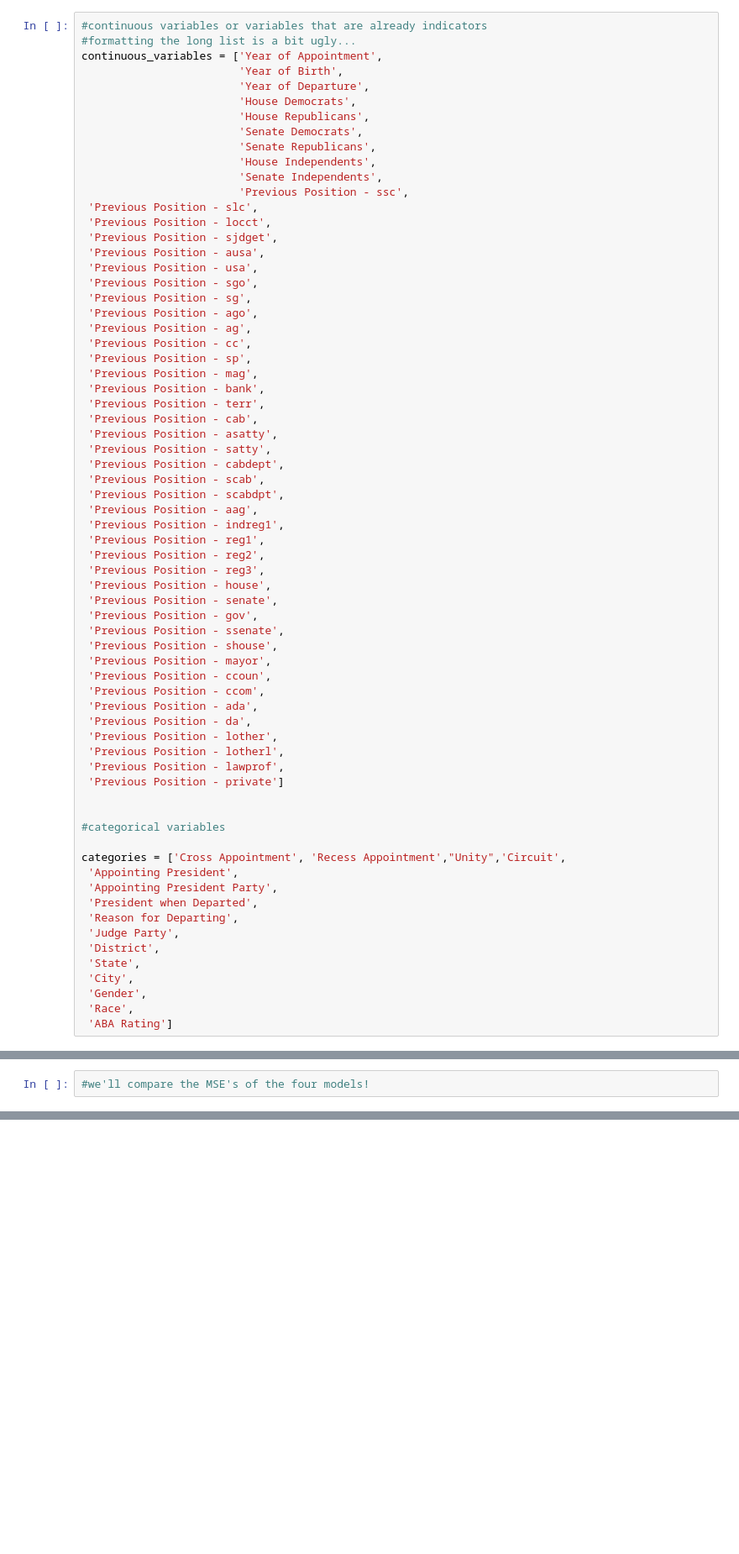
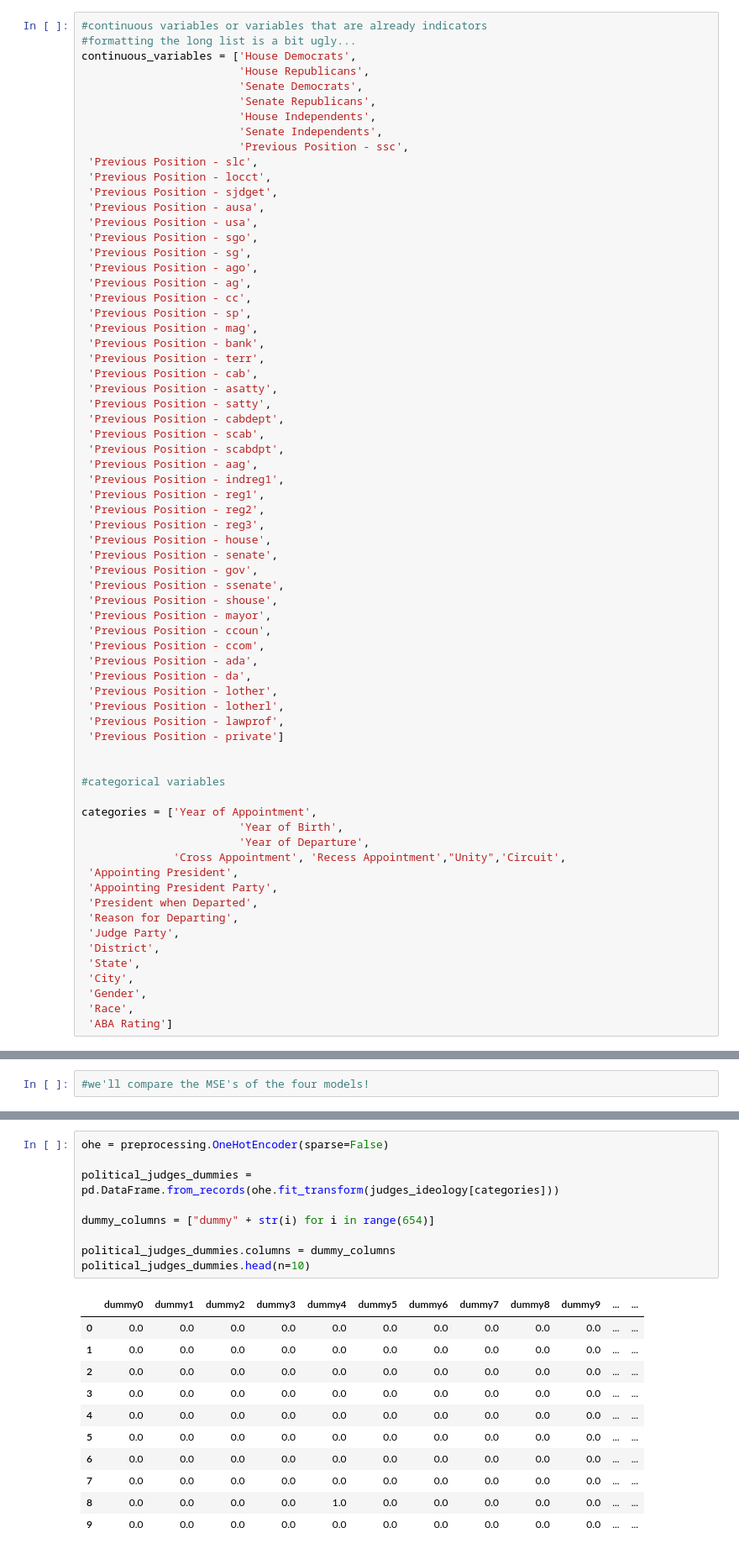
Before and after one commit to isapollnik/uscourts, a Jupyter notebook: Judge Ideology Charts.ipynb, the cells around one changed output, grey strips where cells are left out. Shown at 84% size. Cells and saved outputs as stored; diff of their text form; blank space fills up the shorter version.

```diff
--- a/Judge Ideology Charts.ipynb
+++ b/Judge Ideology Charts.ipynb
@@ -161,10 +161,7 @@ judges_ideology = judges_ideology.dropna()
 # %%
 #continuous variables or variables that are already indicators
 #formatting the long list is a bit ugly...
-continuous_variables = ['Year of Appointment',
-                        'Year of Birth',
-                        'Year of Departure',
-                        'House Democrats',
+continuous_variables = ['House Democrats',
                         'House Republicans',
                         'Senate Democrats',
                         'Senate Republicans',
@@ -214,7 +211,10 @@ continuous_variables = ['Year of Appointment',
 
 #categorical variables
 
-categories = ['Cross Appointment', 'Recess Appointment',"Unity",'Circuit',
+categories = ['Year of Appointment',
+                        'Year of Birth',
+                        'Year of Departure',
+              'Cross Appointment', 'Recess Appointment',"Unity",'Circuit',
  'Appointing President',
  'Appointing President Party',
  'President when Departed',
@@ -329,0 +320,21 @@ list(judges_ideology)
+# %%
+ohe = preprocessing.OneHotEncoder(sparse=False)
+
+political_judges_dummies = pd.DataFrame.from_records(ohe.fit_transform(judges_ideology[categories]))
+
+dummy_columns = ["dummy" + str(i) for i in range(654)]
+
+political_judges_dummies.columns = dummy_columns
+political_judges_dummies.head(n=10)
+# %% [output]
+|  | dummy0 | dummy1 | dummy2 | dummy3 | dummy4 | dummy5 | dummy6 | dummy7 | dummy8 | dummy9 | ... | ... |
+| 0 | 0.0 | 0.0 | 0.0 | 0.0 | 0.0 | 0.0 | 0.0 | 0.0 | 0.0 | 0.0 | ... | ... |
+| 1 | 0.0 | 0.0 | 0.0 | 0.0 | 0.0 | 0.0 | 0.0 | 0.0 | 0.0 | 0.0 | ... | ... |
+| 2 | 0.0 | 0.0 | 0.0 | 0.0 | 0.0 | 0.0 | 0.0 | 0.0 | 0.0 | 0.0 | ... | ... |
+| 3 | 0.0 | 0.0 | 0.0 | 0.0 | 0.0 | 0.0 | 0.0 | 0.0 | 0.0 | 0.0 | ... | ... |
+| 4 | 0.0 | 0.0 | 0.0 | 0.0 | 0.0 | 0.0 | 0.0 | 0.0 | 0.0 | 0.0 | ... | ... |
+| 5 | 0.0 | 0.0 | 0.0 | 0.0 | 0.0 | 0.0 | 0.0 | 0.0 | 0.0 | 0.0 | ... | ... |
+| 6 | 0.0 | 0.0 | 0.0 | 0.0 | 0.0 | 0.0 | 0.0 | 0.0 | 0.0 | 0.0 | ... | ... |
+| 7 | 0.0 | 0.0 | 0.0 | 0.0 | 0.0 | 0.0 | 0.0 | 0.0 | 0.0 | 0.0 | ... | ... |
+| 8 | 0.0 | 0.0 | 0.0 | 0.0 | 1.0 | 0.0 | 0.0 | 0.0 | 0.0 | 0.0 | ... | ... |
+| 9 | 0.0 | 0.0 | 0.0 | 0.0 | 0.0 | 0.0 | 0.0 | 0.0 | 0.0 | 0.0 | ... | ... |
```
Also changed, not shown: parts of 40 cells of this notebook, 3 other files.
